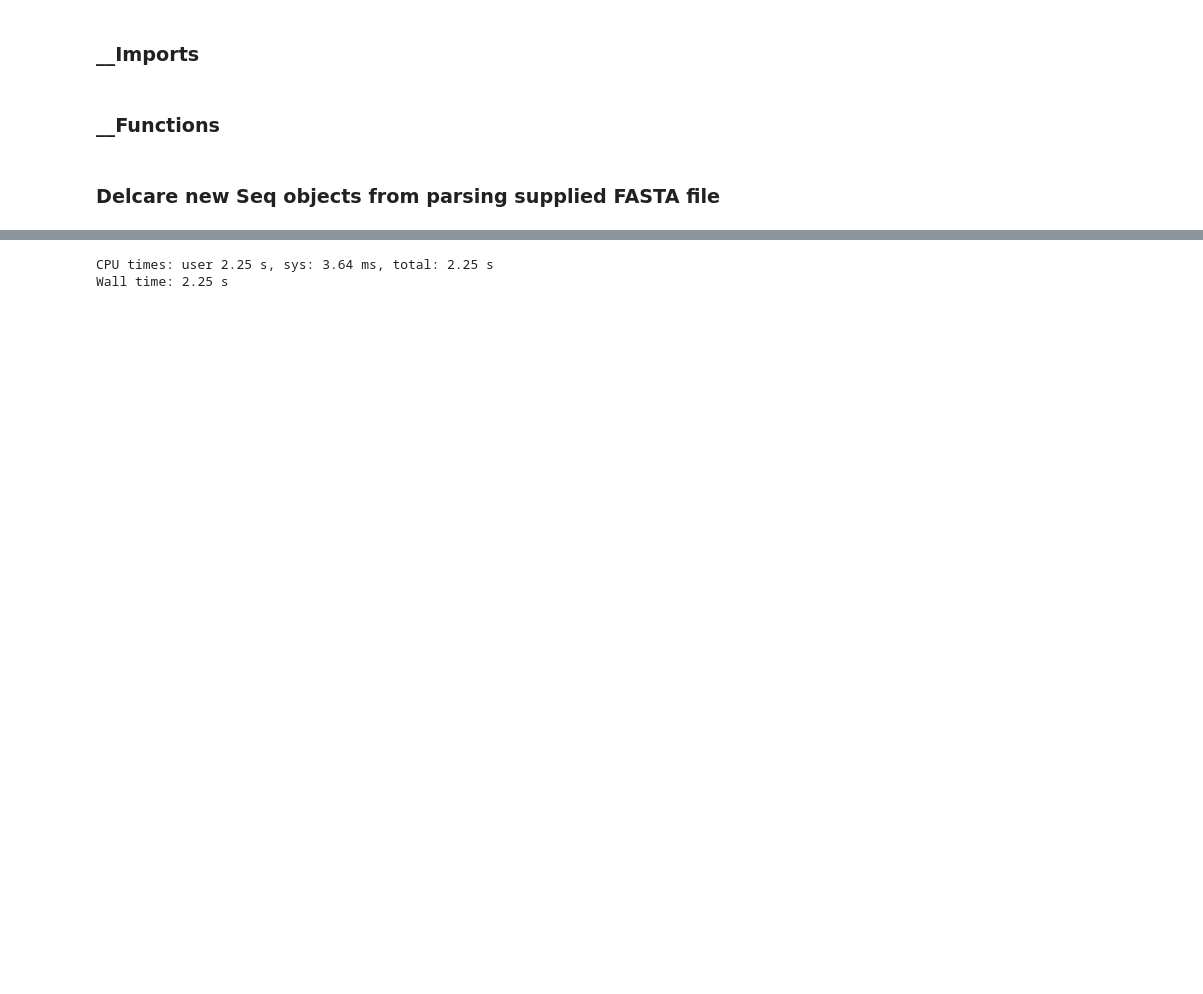
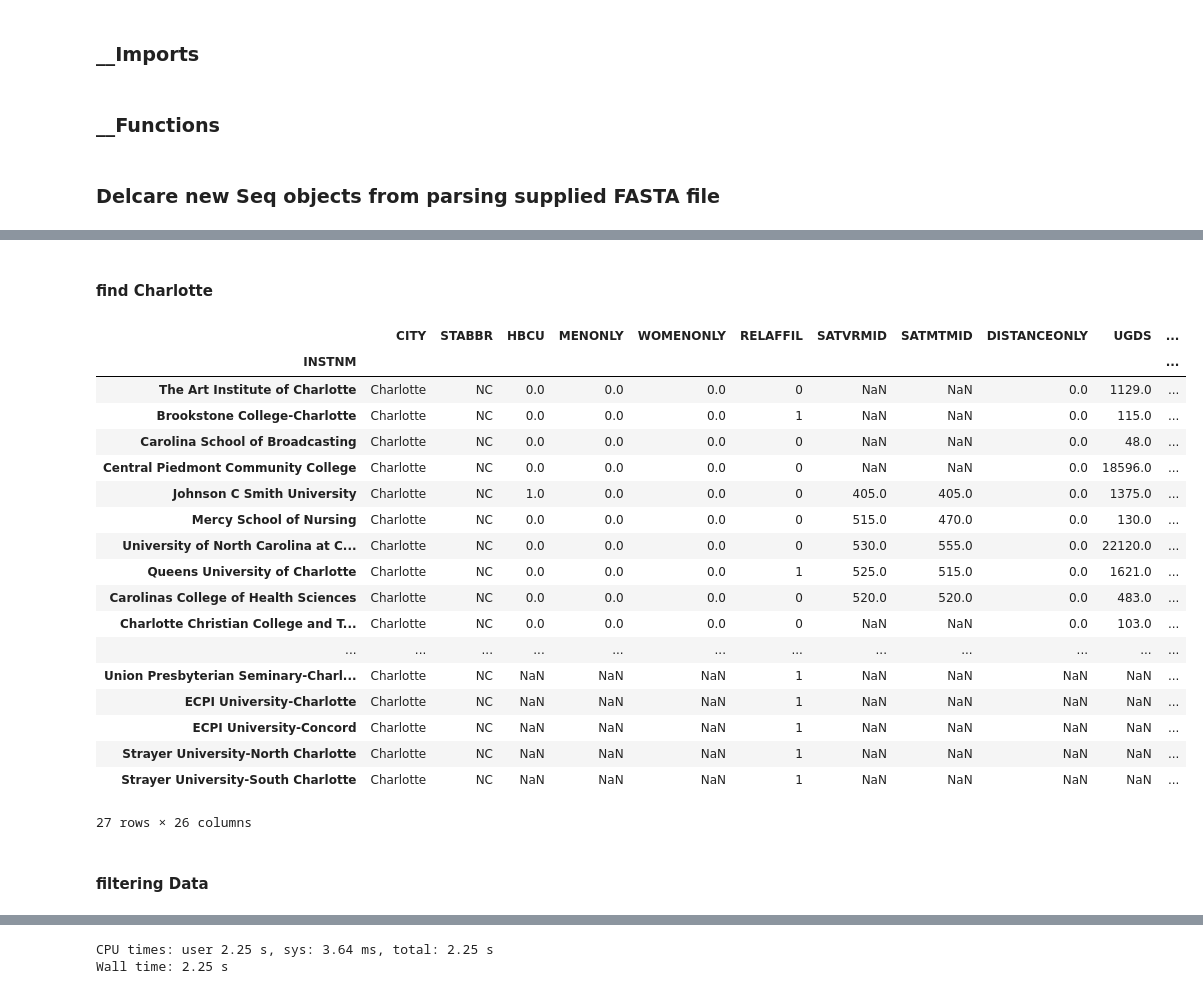
Before and after one commit to mkfryUNCC/BinderHub, a Jupyter notebook: wrkWithPandas/PandasDF_2.ipynb, the cells around one changed output, grey strips where cells are left out. Cells and saved outputs as stored; diff of their text form; code cells hidden in the pictures; blank space fills up the shorter version.

```diff
--- a/wrkWithPandas/PandasDF_2.ipynb
+++ b/wrkWithPandas/PandasDF_2.ipynb
@@ -67,0 +29,3 @@ Wall time: 150 ms
+# %%
+collegsDF = pd.read_csv("college.csv",index_col="INSTNM")
+collegsDF
@@ -67,0 +47,26 @@ Wall time: 150 ms
+# %% [markdown]
+#### find Charlotte
+# %%
+collegsDF[collegsDF["CITY"]=="Charlotte"]
+# %% [output]
+|  | CITY | STABBR | HBCU | MENONLY | WOMENONLY | RELAFFIL | SATVRMID | SATMTMID | DISTANCEONLY | UGDS | ... |
+| INSTNM |  |  |  |  |  |  |  |  |  |  | ... |
+| The Art Institute of Charlotte | Charlotte | NC | 0.0 | 0.0 | 0.0 | 0 | NaN | NaN | 0.0 | 1129.0 | ... |
+| Brookstone College-Charlotte | Charlotte | NC | 0.0 | 0.0 | 0.0 | 1 | NaN | NaN | 0.0 | 115.0 | ... |
+| Carolina School of Broadcasting | Charlotte | NC | 0.0 | 0.0 | 0.0 | 0 | NaN | NaN | 0.0 | 48.0 | ... |
+| Central Piedmont Community College | Charlotte | NC | 0.0 | 0.0 | 0.0 | 0 | NaN | NaN | 0.0 | 18596.0 | ... |
+| Johnson C Smith University | Charlotte | NC | 1.0 | 0.0 | 0.0 | 0 | 405.0 | 405.0 | 0.0 | 1375.0 | ... |
+| Mercy School of Nursing | Charlotte | NC | 0.0 | 0.0 | 0.0 | 0 | 515.0 | 470.0 | 0.0 | 130.0 | ... |
+| University of North Carolina at C... | Charlotte | NC | 0.0 | 0.0 | 0.0 | 0 | 530.0 | 555.0 | 0.0 | 22120.0 | ... |
+| Queens University of Charlotte | Charlotte | NC | 0.0 | 0.0 | 0.0 | 1 | 525.0 | 515.0 | 0.0 | 1621.0 | ... |
+| Carolinas College of Health Sciences | Charlotte | NC | 0.0 | 0.0 | 0.0 | 0 | 520.0 | 520.0 | 0.0 | 483.0 | ... |
+| Charlotte Christian College and T... | Charlotte | NC | 0.0 | 0.0 | 0.0 | 0 | NaN | NaN | 0.0 | 103.0 | ... |
+| ... | ... | ... | ... | ... | ... | ... | ... | ... | ... | ... | ... |
+| Union Presbyterian Seminary-Charl... | Charlotte | NC | NaN | NaN | NaN | 1 | NaN | NaN | NaN | NaN | ... |
+| ECPI University-Charlotte | Charlotte | NC | NaN | NaN | NaN | 1 | NaN | NaN | NaN | NaN | ... |
+| ECPI University-Concord | Charlotte | NC | NaN | NaN | NaN | 1 | NaN | NaN | NaN | NaN | ... |
+| Strayer University-North Charlotte | Charlotte | NC | NaN | NaN | NaN | 1 | NaN | NaN | NaN | NaN | ... |
+| Strayer University-South Charlotte | Charlotte | NC | NaN | NaN | NaN | 1 | NaN | NaN | NaN | NaN | ... |
+27 rows × 26 columns
+# %% [markdown]
+#### filtering Data
```
Also changed, not shown: parts of 20 cells of this notebook.
